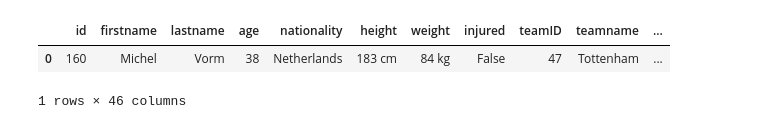
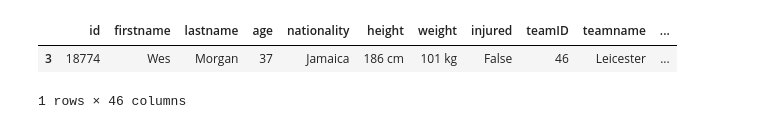
Before and after one commit to KamenDamov/PL-ML-Project, a Jupyter notebook: Football API Data.ipynb, the cells around one changed output. Saved outputs shown, nothing was run; the diff lists cells and outputs as text; code cells hidden in the pictures.

```diff
--- a/Football API Data.ipynb
+++ b/Football API Data.ipynb
@@ -5,11 +5,12 @@ import numpy as np
 import json
 # %%
 #Query all data from a year
+#Add counter for the number of extractions
 data=[]
 for i in range(1,30):
     url = "https://api-football-v1.p.rapidapi.com/v3/players"
 
-    querystring = {"league":"39","season":"2017","page":str(i)}
+    querystring = {"league":"39","season":"2016","page":str(i)}
 
     headers = {
         "X-RapidAPI-Host": "api-football-v1.p.rapidapi.com",
@@ -53,7 +54,7 @@ for i in range(30,37):
     url = "https://api-football-v1.p.rapidapi.com/v3/players"
 
     #YEAR TO CHANGE IN QUERY
-    querystring = {"league":"39","season":"2017","page":str(i)}
+    querystring = {"league":"39","season":"2016","page":str(i)}
 
     headers = {
         "X-RapidAPI-Host": "api-football-v1.p.rapidapi.com",
@@ -164,12 +173,12 @@ stat = {
 
 #To change before every extraction
 iterable = 0
-pagesNum = 35
-finalPageItems = 3
-for i in range(pagesNum+1):
+pagesNum = len(jsonData)
+finalPageItems = len(jsonData[pagesNum-1]['response'])
+for i in range(pagesNum):
 
     #To adjust for the last page
-    if i == pagesNum:
+    if i == pagesNum-1:
         iterable = finalPageItems
     else:
         iterable = 20
@@ -243,8 +251,8 @@ df
 # %%
 gb = df.groupby(df['lastname']).count()#=='Kane'].goalAssists
-df[df['lastname']=='Vorm']
+df[df['lastname']=='Morgan']
 # %% [output]
 |  | id | firstname | lastname | age | nationality | height | weight | injured | teamID | teamname | ... |
-| 0 | 160 | Michel | Vorm | 38 | Netherlands | 183 cm | 84 kg | False | 47 | Tottenham | ... |
+| 3 | 18774 | Wes | Morgan | 37 | Jamaica | 186 cm | 101 kg | False | 46 | Leicester | ... |
 1 rows × 46 columns
 # %%
```
Also changed, not shown: parts of 11 cells of this notebook, 1 other file.
